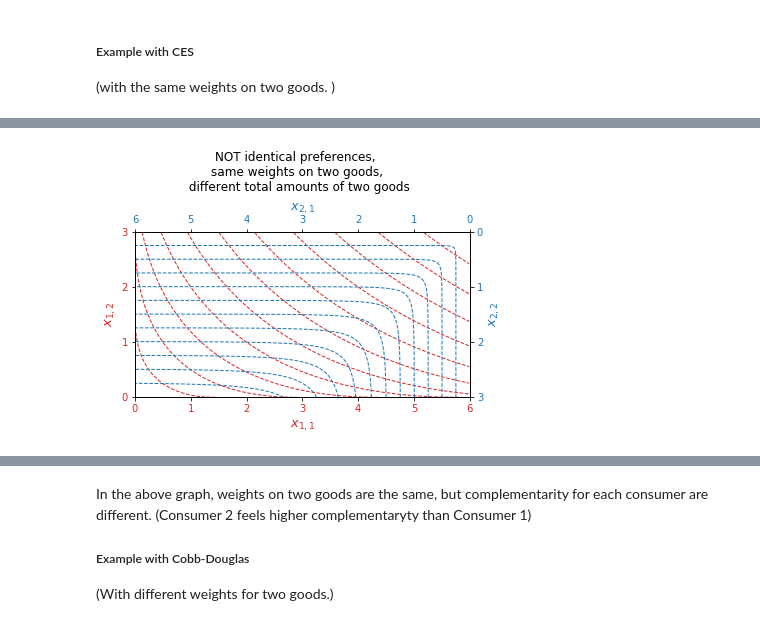
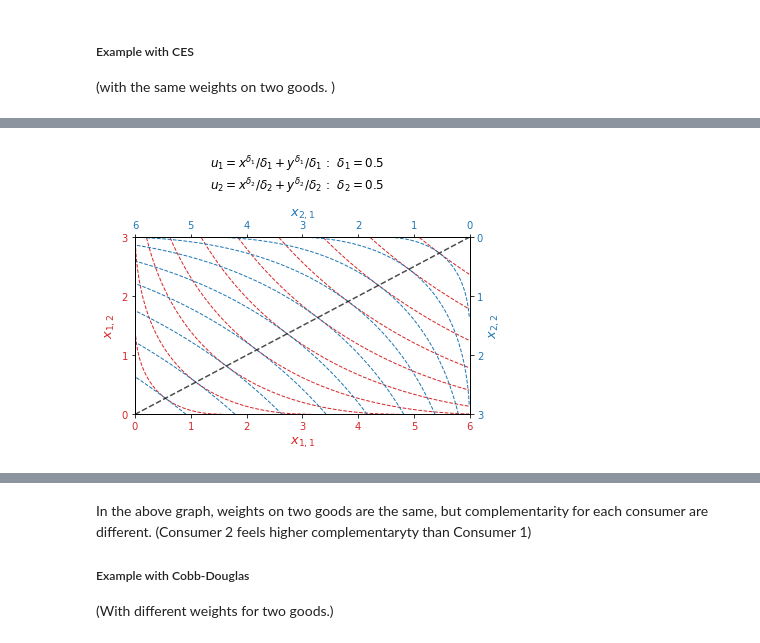
Before and after one commit to yyuta0001/Plotting_Intro_Micro_Econ, a Jupyter notebook: Edgeworth Box.ipynb, the cells around one changed output, grey strips where cells are left out. Cells and saved outputs as stored; diff of their text form; code cells hidden in the pictures.

Commit message:
Utility function and MRS to Edgeworth Box

```diff
--- a/Edgeworth Box.ipynb
+++ b/Edgeworth Box.ipynb
@@ -60,3 +103,8 @@ def CES(x,y,dlt):
     return (x**dlt)/dlt + (y**dlt)/dlt
 def Cobb_Douglas(x, y, al, bet):
     return (x**al)*(y**bet)
+
+def MRS_CES(x,y,dlt):
+    return (x**(dlt-1))/(y**(dlt-1))
+def MRS_CD(x, y, al, bet):
+    return (al*y)/(bet*x)
@@ -86,23 +111,13 @@ plt.savefig('Edgeworth_identical1.png')
-# %%
-l1 = 0.00000001
-u1 = 6
-u2 = 3
-x1 = np.arange(l1, u1, 0.01)
-x2 = np.arange(l1, u2, 0.01)
-X1, X2 = np.meshgrid(x1, x2)
-
-dlt = 0.5
-dlt2 = -5
-V1 = CES(X1, X2, dlt)
-V2 = CES(u1-X1, u2-X2, dlt2)
-
-x = np.arange(l1, u1, 0.5)
-clev1 = CES(x, (u2/u1)*x, dlt)
-clev2 = CES(x, (u2/u1)*x, dlt2)
-
-ttl = 'NOT identical preferences, \n same weights on two goods, \n different total amounts of two goods'
-fig = Edgeworth_box(u1, u2, V1, V2, clev1,clev2, ttl)
-
-plt.savefig('Edgeworth_not_identical1.png')
-# %% [output]
-[figure, removed]
+# %%
+dlt1 = 0.5
+dlt2 = dlt1
+Edgeworth_box(u1=6, u2=3,
+              util1 = lambda x,y: CES(x, y, dlt1),
+              util2 =lambda x,y: CES(x, y, dlt2),
+              MRS1 =lambda x, y: MRS_CES(x,y,dlt1),
+              MRS2 =lambda x, y: MRS_CES(x,y,dlt2),
+              ttl='$u_1=x^{\delta_1}/{\delta_1} + y^{\delta_1}/{\delta_1}$ :  ${\delta_1}=$' + '{}\n'.format(dlt1)
+              +'$u_2=x^{\delta_2}/\delta_2 + y^{\delta_2}/\delta_2$ :  ${\delta_2}=$' + '{}\n'.format(dlt2),
+              ttl_margin= 1, top=0.7,  fname='Edgeworth_identical1.png')
+# %% [output]
+[figure, added]
```
Also changed, not shown: parts of 9 cells of this notebook.
